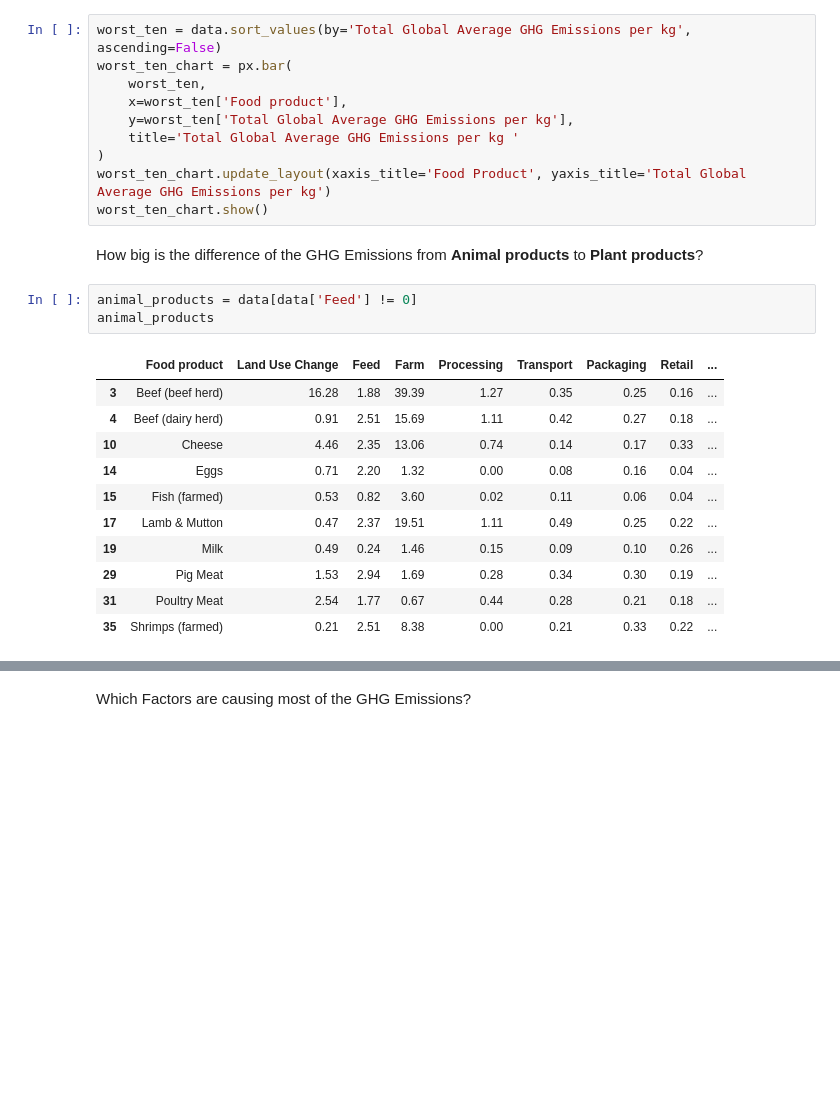
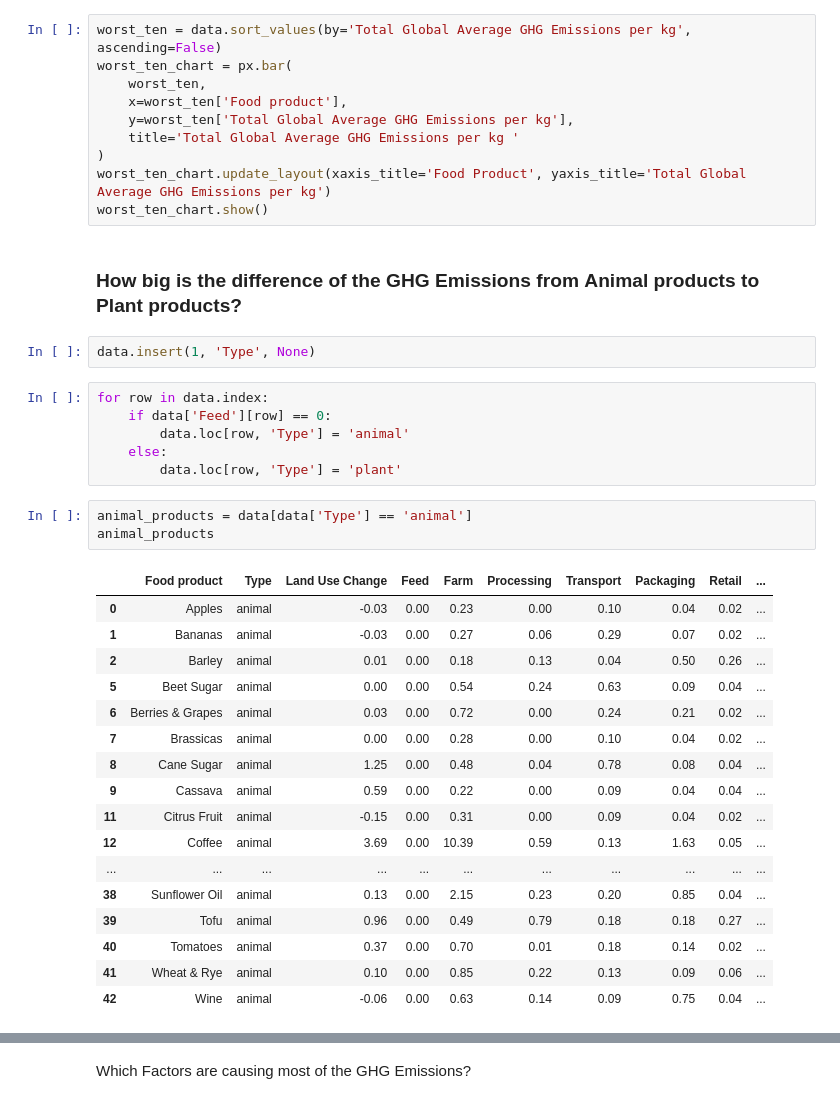
Before and after one commit to felixschwebel/FoodEmissions, a Jupyter notebook: FoodEmissions.ipynb, the cells around one changed output, grey strips where cells are left out. Drawn from its saved outputs; the diff is of its cells as text; blank space fills up the shorter version.

Commit message:
food types chart

```diff
--- a/FoodEmissions.ipynb
+++ b/FoodEmissions.ipynb
@@ -91,20 +91,34 @@ worst_ten_chart = px.bar(
 worst_ten_chart.update_layout(xaxis_title='Food Product', yaxis_title='Total Global Average GHG Emissions per kg')
 worst_ten_chart.show()
 # %% [markdown]
-How big is the difference of the GHG Emissions from **Animal products** to **Plant products**?
+### How big is the difference of the GHG Emissions from **Animal products** to **Plant products**?
+# %%
+data.insert(1, 'Type', None)
+# %%
+for row in data.index:
+    if data['Feed'][row] == 0:
+        data.loc[row, 'Type'] = 'animal'
+    else:
+        data.loc[row, 'Type'] = 'plant'
 # %%
-animal_products = data[data['Feed'] != 0]
+animal_products = data[data['Type'] == 'animal']
 animal_products
 # %% [output]
-|  | Food product | Land Use Change | Feed | Farm | Processing | Transport | Packaging | Retail | ... |
-| 3 | Beef (beef herd) | 16.28 | 1.88 | 39.39 | 1.27 | 0.35 | 0.25 | 0.16 | ... |
-| 4 | Beef (dairy herd) | 0.91 | 2.51 | 15.69 | 1.11 | 0.42 | 0.27 | 0.18 | ... |
-| 10 | Cheese | 4.46 | 2.35 | 13.06 | 0.74 | 0.14 | 0.17 | 0.33 | ... |
-| 14 | Eggs | 0.71 | 2.20 | 1.32 | 0.00 | 0.08 | 0.16 | 0.04 | ... |
-| 15 | Fish (farmed) | 0.53 | 0.82 | 3.60 | 0.02 | 0.11 | 0.06 | 0.04 | ... |
-| 17 | Lamb & Mutton | 0.47 | 2.37 | 19.51 | 1.11 | 0.49 | 0.25 | 0.22 | ... |
-| 19 | Milk | 0.49 | 0.24 | 1.46 | 0.15 | 0.09 | 0.10 | 0.26 | ... |
-| 29 | Pig Meat | 1.53 | 2.94 | 1.69 | 0.28 | 0.34 | 0.30 | 0.19 | ... |
-| 31 | Poultry Meat | 2.54 | 1.77 | 0.67 | 0.44 | 0.28 | 0.21 | 0.18 | ... |
-| 35 | Shrimps (farmed) | 0.21 | 2.51 | 8.38 | 0.00 | 0.21 | 0.33 | 0.22 | ... |
+|  | Food product | Type | Land Use Change | Feed | Farm | Processing | Transport | Packaging | Retail | ... |
+| 0 | Apples | animal | -0.03 | 0.00 | 0.23 | 0.00 | 0.10 | 0.04 | 0.02 | ... |
+| 1 | Bananas | animal | -0.03 | 0.00 | 0.27 | 0.06 | 0.29 | 0.07 | 0.02 | ... |
+| 2 | Barley | animal | 0.01 | 0.00 | 0.18 | 0.13 | 0.04 | 0.50 | 0.26 | ... |
+| 5 | Beet Sugar | animal | 0.00 | 0.00 | 0.54 | 0.24 | 0.63 | 0.09 | 0.04 | ... |
+| 6 | Berries & Grapes | animal | 0.03 | 0.00 | 0.72 | 0.00 | 0.24 | 0.21 | 0.02 | ... |
+| 7 | Brassicas | animal | 0.00 | 0.00 | 0.28 | 0.00 | 0.10 | 0.04 | 0.02 | ... |
+| 8 | Cane Sugar | animal | 1.25 | 0.00 | 0.48 | 0.04 | 0.78 | 0.08 | 0.04 | ... |
+| 9 | Cassava | animal | 0.59 | 0.00 | 0.22 | 0.00 | 0.09 | 0.04 | 0.04 | ... |
+| 11 | Citrus Fruit | animal | -0.15 | 0.00 | 0.31 | 0.00 | 0.09 | 0.04 | 0.02 | ... |
+| 12 | Coffee | animal | 3.69 | 0.00 | 10.39 | 0.59 | 0.13 | 1.63 | 0.05 | ... |
+| ... | ... | ... | ... | ... | ... | ... | ... | ... | ... | ... |
+| 38 | Sunflower Oil | animal | 0.13 | 0.00 | 2.15 | 0.23 | 0.20 | 0.85 | 0.04 | ... |
+| 39 | Tofu | animal | 0.96 | 0.00 | 0.49 | 0.79 | 0.18 | 0.18 | 0.27 | ... |
+| 40 | Tomatoes | animal | 0.37 | 0.00 | 0.70 | 0.01 | 0.18 | 0.14 | 0.02 | ... |
+| 41 | Wheat & Rye | animal | 0.10 | 0.00 | 0.85 | 0.22 | 0.13 | 0.09 | 0.06 | ... |
+| 42 | Wine | animal | -0.06 | 0.00 | 0.63 | 0.14 | 0.09 | 0.75 | 0.04 | ... |
 # %%
```
Also changed, not shown: parts of 7 cells of this notebook, 1 other file.
